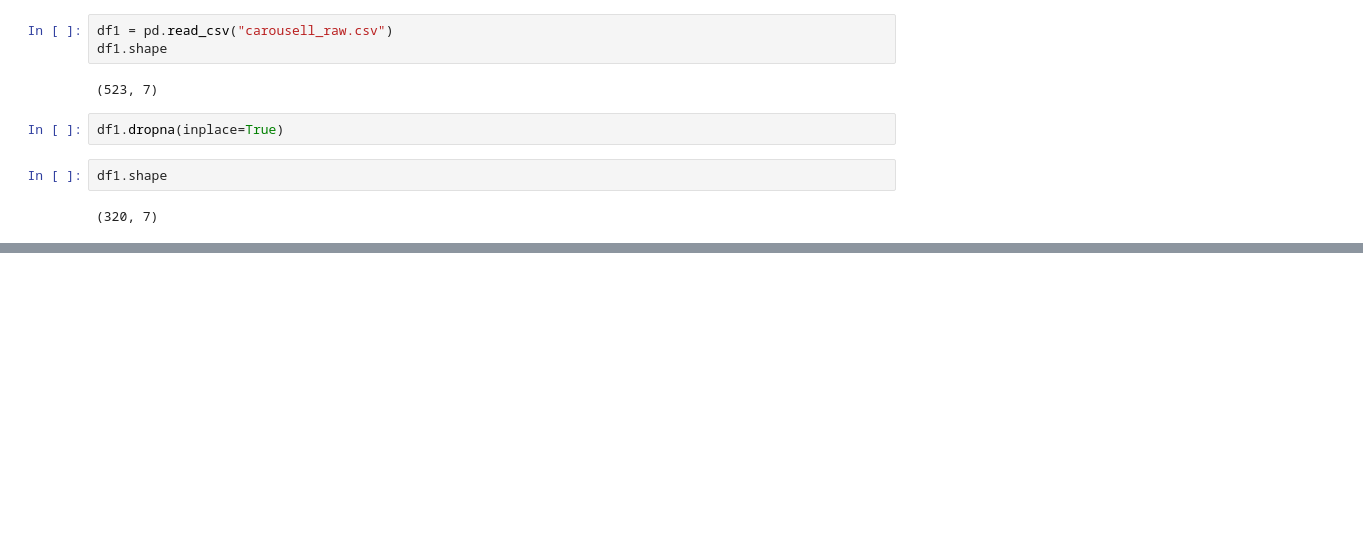
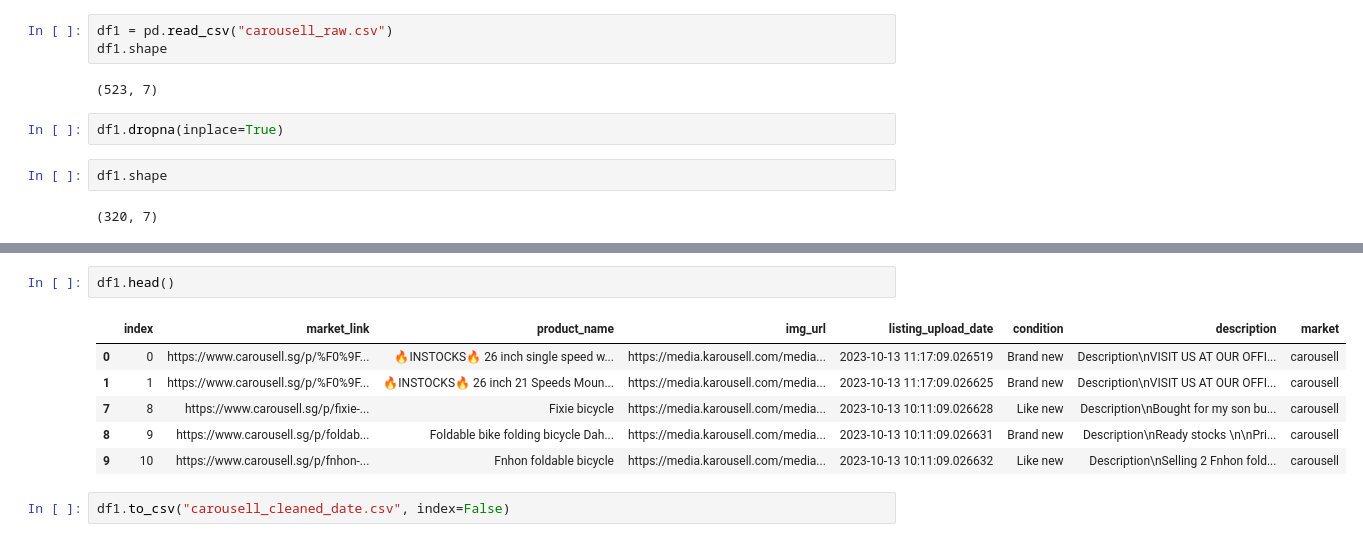
Before and after one commit to gangula-karthik/AICU-BIKE-SEARCH, a Jupyter notebook: app/carousell.ipynb, the cells around one changed output, grey strips where cells are left out. Saved outputs shown, nothing was run; the diff lists cells and outputs as text; blank space fills up the shorter version.

```diff
--- a/app/carousell.ipynb
+++ b/app/carousell.ipynb
@@ -419,0 +470,11 @@ df1.shape
+# %%
+df1.head()
+# %% [output]
+|  | index | market_link | product_name | img_url | listing_upload_date | condition | description | market |
+| 0 | 0 | https://www.carousell.sg/p/%F0%9F... | 🔥INSTOCKS🔥 26 inch single speed w... | https://media.karousell.com/media... | 2023-10-13 11:17:09.026519 | Brand new | Description\nVISIT US AT OUR OFFI... | carousell |
+| 1 | 1 | https://www.carousell.sg/p/%F0%9F... | 🔥INSTOCKS🔥 26 inch 21 Speeds Moun... | https://media.karousell.com/media... | 2023-10-13 11:17:09.026625 | Brand new | Description\nVISIT US AT OUR OFFI... | carousell |
+| 7 | 8 | https://www.carousell.sg/p/fixie-... | Fixie bicycle | https://media.karousell.com/media... | 2023-10-13 10:11:09.026628 | Like new | Description\nBought for my son bu... | carousell |
+| 8 | 9 | https://www.carousell.sg/p/foldab... | Foldable bike folding bicycle Dah... | https://media.karousell.com/media... | 2023-10-13 10:11:09.026631 | Brand new | Description\nReady stocks \n\nPri... | carousell |
+| 9 | 10 | https://www.carousell.sg/p/fnhon-... | Fnhon foldable bicycle | https://media.karousell.com/media... | 2023-10-13 10:11:09.026632 | Like new | Description\nSelling 2 Fnhon fold... | carousell |
+# %%
+df1.to_csv("carousell_cleaned_date.csv", index=False)
```
Also changed, not shown: parts of 5 cells of this notebook, 1 other file.
